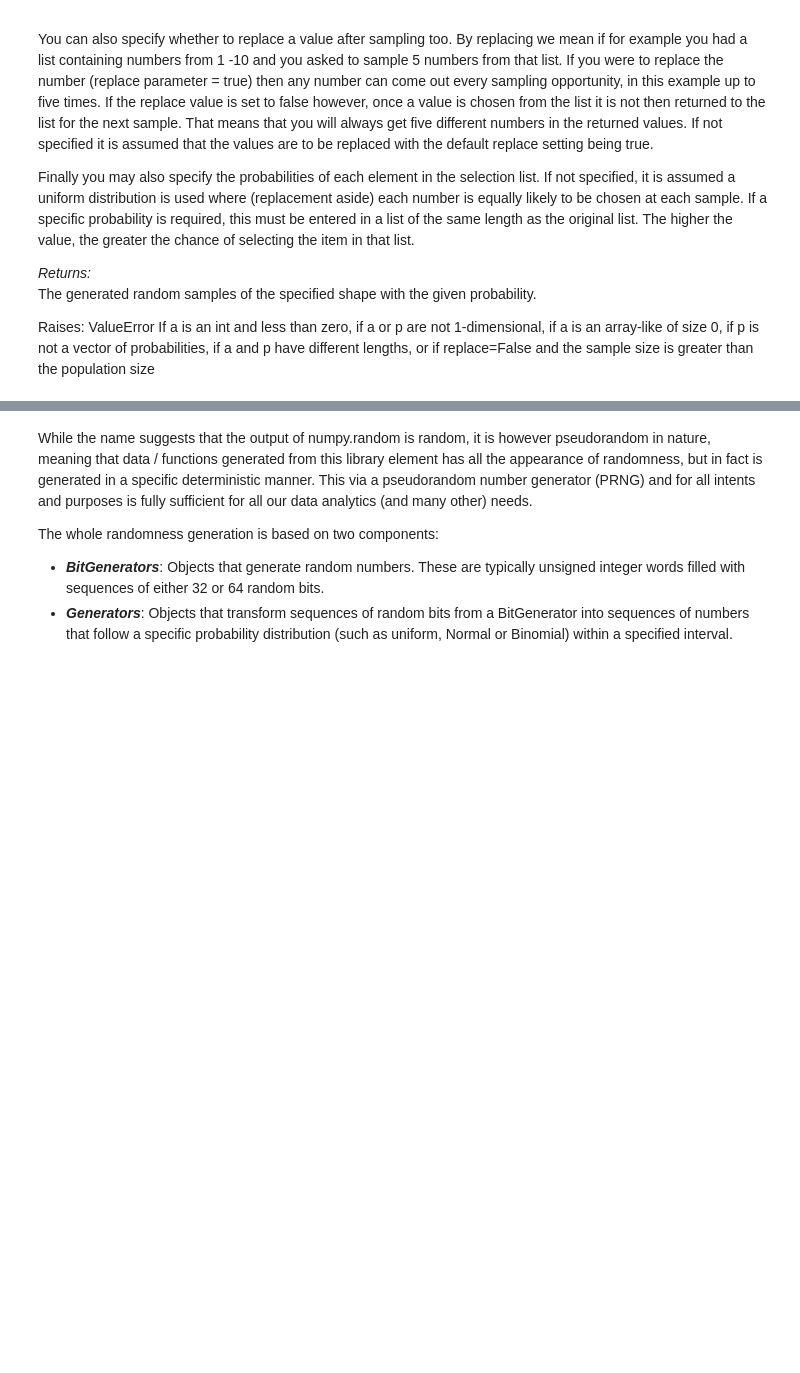
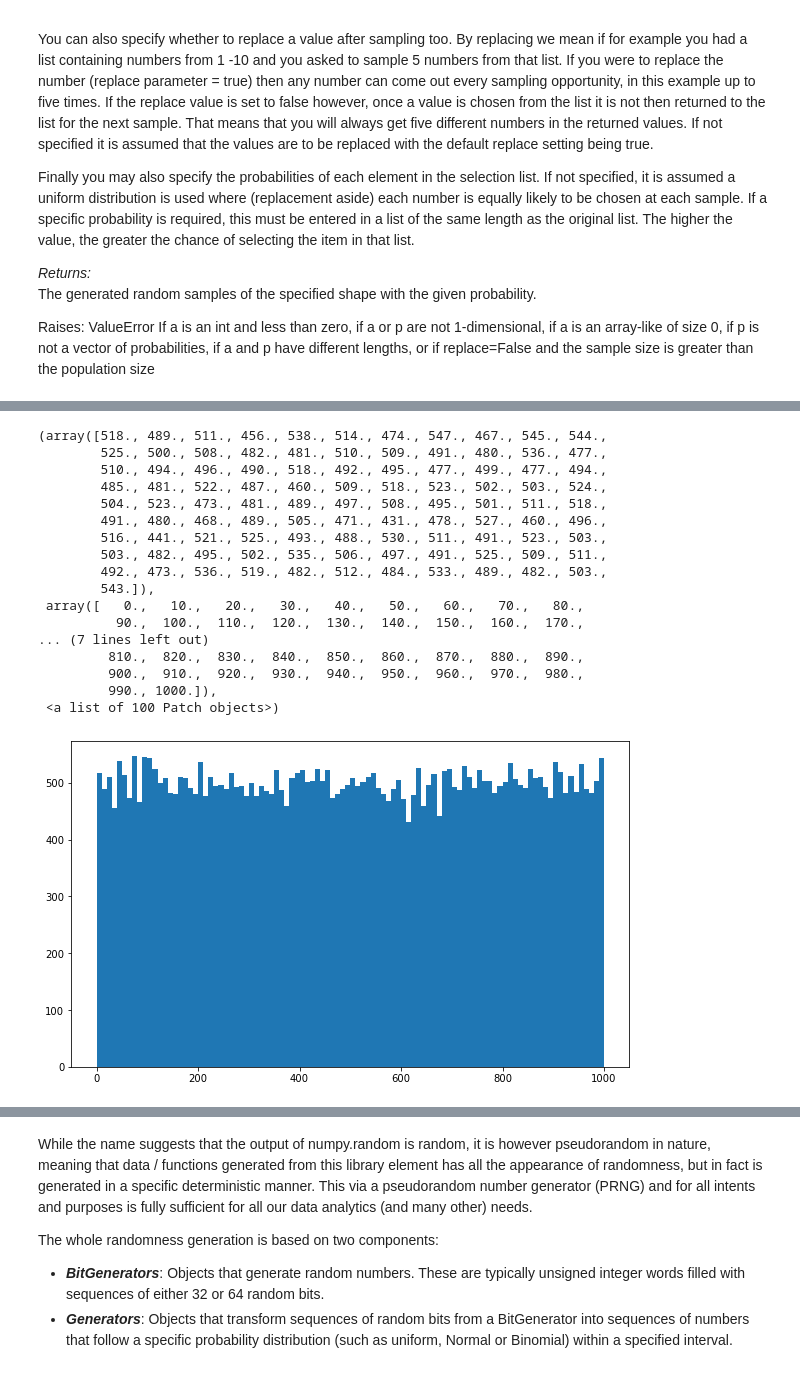
Before and after one commit to YBrady/03-PDA-Assignment-numpy.random, a Jupyter notebook: 03-PDA-numpy.random.ipynb, the cells around one changed output, grey strips where cells are left out. Saved outputs shown, nothing was run; the diff lists cells and outputs as text; code cells hidden in the pictures; blank space fills up the shorter version.

Commit message:
Random generation complete

```diff
--- a/03-PDA-numpy.random.ipynb
+++ b/03-PDA-numpy.random.ipynb
@@ -428,0 +459,25 @@ String of length length.
+# %%
+# When converted to int values - the random.bytes generate byte data in the uniform distribution
+uint16_max = np.iinfo(np.uint16).max
+k=np.frombuffer(np.random.bytes(100000),dtype=np.uint16)
+x = np.uint16((1000)*(k/float(uint16_max)))
+plt.hist(x,100)
+# %% [output]
+(array([518., 489., 511., 456., 538., 514., 474., 547., 467., 545., 544.,
+        525., 500., 508., 482., 481., 510., 509., 491., 480., 536., 477.,
+        510., 494., 496., 490., 518., 492., 495., 477., 499., 477., 494.,
+        485., 481., 522., 487., 460., 509., 518., 523., 502., 503., 524.,
+        504., 523., 473., 481., 489., 497., 508., 495., 501., 511., 518.,
+        491., 480., 468., 489., 505., 471., 431., 478., 527., 460., 496.,
+        516., 441., 521., 525., 493., 488., 530., 511., 491., 523., 503.,
+        503., 482., 495., 502., 535., 506., 497., 491., 525., 509., 511.,
+        492., 473., 536., 519., 482., 512., 484., 533., 489., 482., 503.,
+        543.]),
+ array([   0.,   10.,   20.,   30.,   40.,   50.,   60.,   70.,   80.,
+          90.,  100.,  110.,  120.,  130.,  140.,  150.,  160.,  170.,
+... (7 lines left out)
+         810.,  820.,  830.,  840.,  850.,  860.,  870.,  880.,  890.,
+         900.,  910.,  920.,  930.,  940.,  950.,  960.,  970.,  980.,
+         990., 1000.]),
+ <a list of 100 Patch objects>)
+[figure, added]
```
Also changed, not shown: parts of 24 cells of this notebook.
